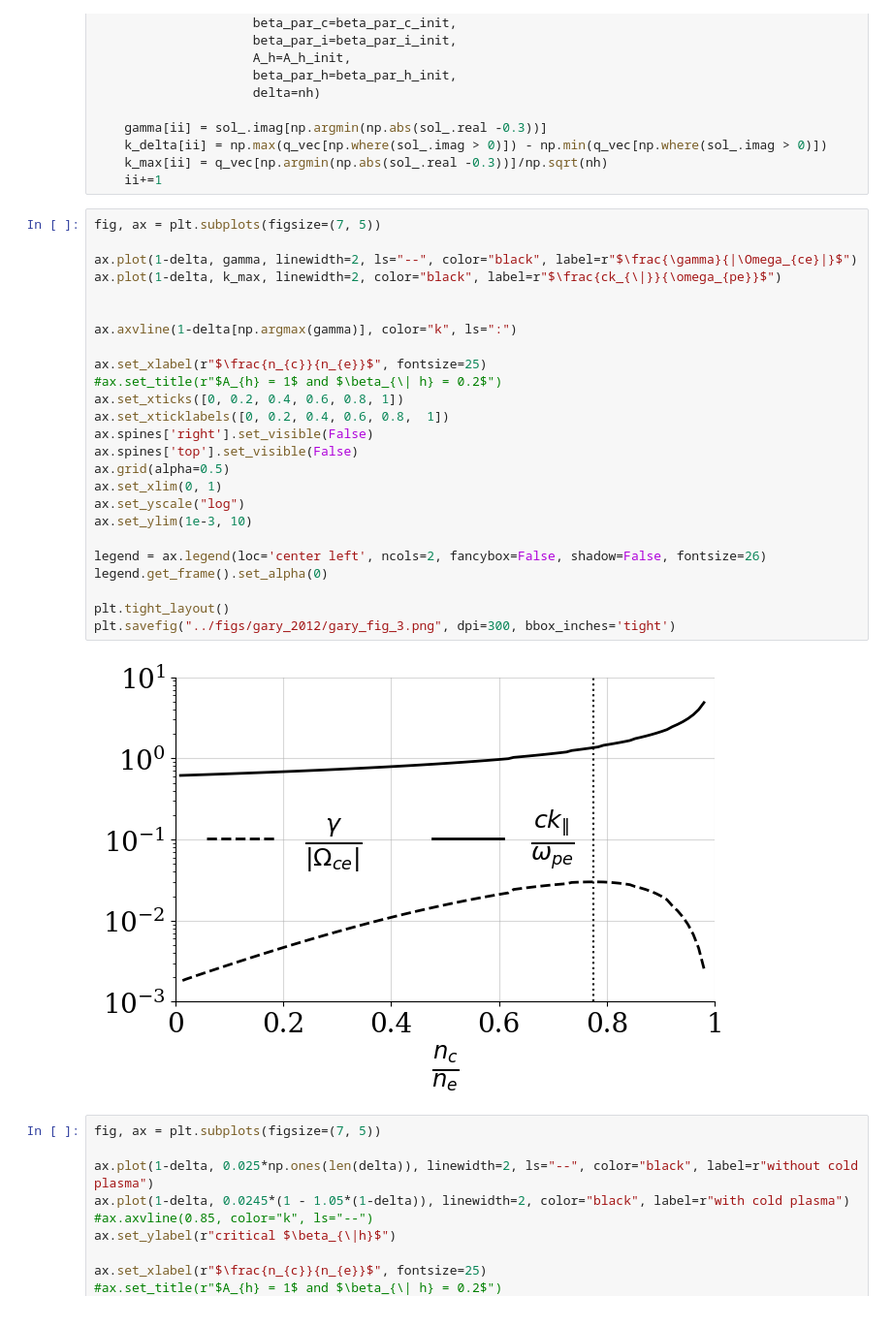
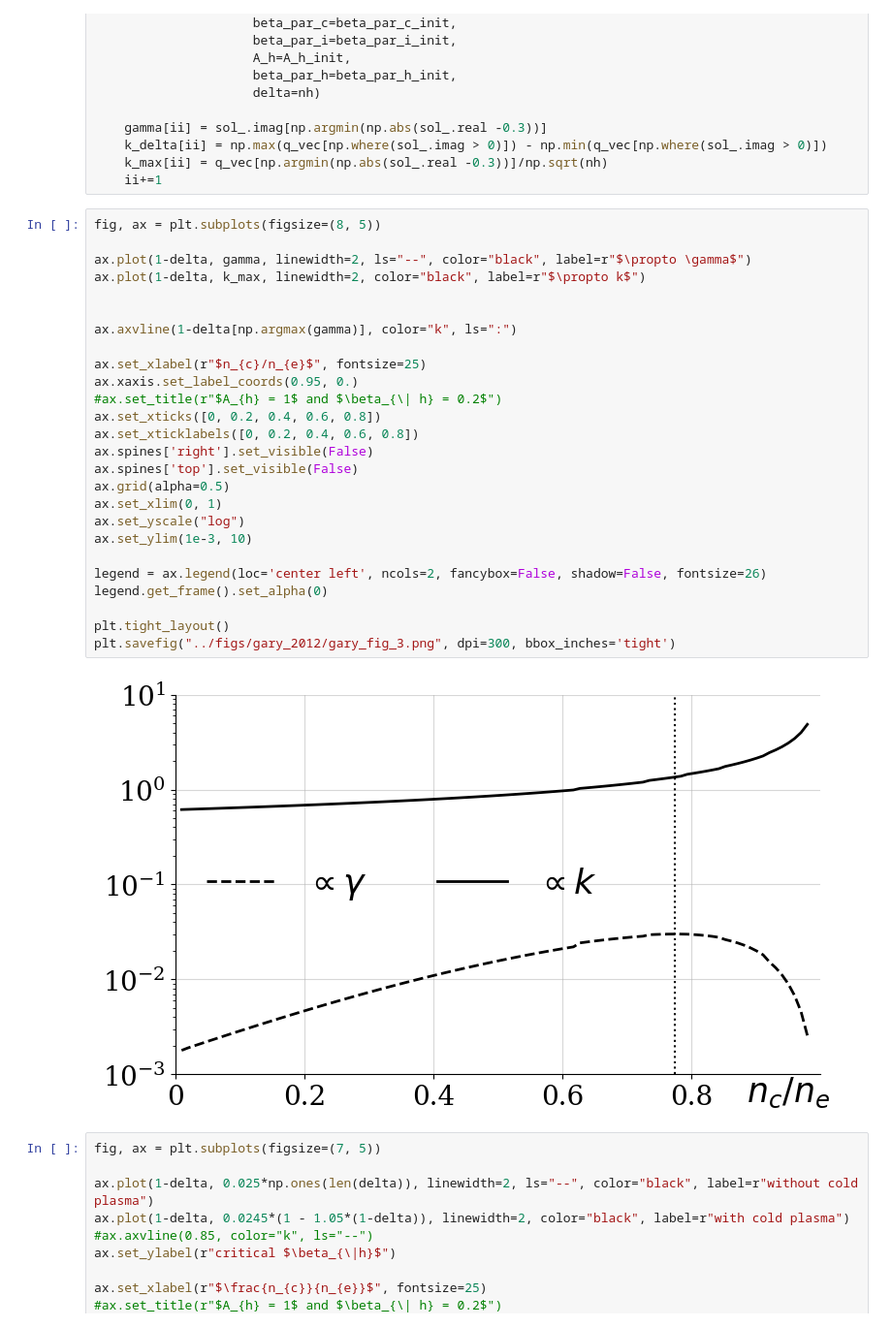
Before and after one commit to opaliss/QLT_whistler, a Jupyter notebook: primary_wave/replicating_Gary_2012.ipynb, the cells around one changed output. Shown at 97% size. Drawn from its saved outputs; the diff is of its cells as text.

```diff
--- a/primary_wave/replicating_Gary_2012.ipynb
+++ b/primary_wave/replicating_Gary_2012.ipynb
@@ -158,32 +158,33 @@ for nh in delta:
     k_max[ii] = q_vec[np.argmin(np.abs(sol_.real -0.3))]/np.sqrt(nh)
     ii+=1
 # %%
-fig, ax = plt.subplots(figsize=(7, 5))
+fig, ax = plt.subplots(figsize=(8, 5))
 
-ax.plot(1-delta, gamma, linewidth=2, ls="--", color="black", label=r"$\frac{\gamma}{|\Omega_{ce}|}$")
-ax.plot(1-delta, k_max, linewidth=2, color="black", label=r"$\frac{ck_{\|}}{\omega_{pe}}$")
+ax.plot(1-delta, gamma, linewidth=2, ls="--", color="black", label=r"$\propto \gamma$")
+ax.plot(1-delta, k_max, linewidth=2, color="black", label=r"$\propto k$")
 
 
 ax.axvline(1-delta[np.argmax(gamma)], color="k", ls=":")
 
-ax.set_xlabel(r"$\frac{n_{c}}{n_{e}}$", fontsize=25)
+ax.set_xlabel(r"$n_{c}/n_{e}$", fontsize=25)
+ax.xaxis.set_label_coords(0.95, 0.)
 #ax.set_title(r"$A_{h} = 1$ and $\beta_{\| h} = 0.2$")
-ax.set_xticks([0, 0.2, 0.4, 0.6, 0.8, 1])
-ax.set_xticklabels([0, 0.2, 0.4, 0.6, 0.8,  1])
+ax.set_xticks([0, 0.2, 0.4, 0.6, 0.8])
+ax.set_xticklabels([0, 0.2, 0.4, 0.6, 0.8])
 ax.spines['right'].set_visible(False)
 ax.spines['top'].set_visible(False)
 ax.grid(alpha=0.5)
 ax.set_xlim(0, 1)
 ax.set_yscale("log")
 ax.set_ylim(1e-3, 10)
 
 legend = ax.legend(loc='center left', ncols=2, fancybox=False, shadow=False, fontsize=26)
 legend.get_frame().set_alpha(0)
 
 plt.tight_layout()
 plt.savefig("../figs/gary_2012/gary_fig_3.png", dpi=300, bbox_inches='tight')
 # %% [output]
-[figure, old version]
+[figure, new version]
 # %%
 fig, ax = plt.subplots(figsize=(7, 5))
 
```
Also changed, not shown: parts of 3 cells of this notebook, 7 other files.
